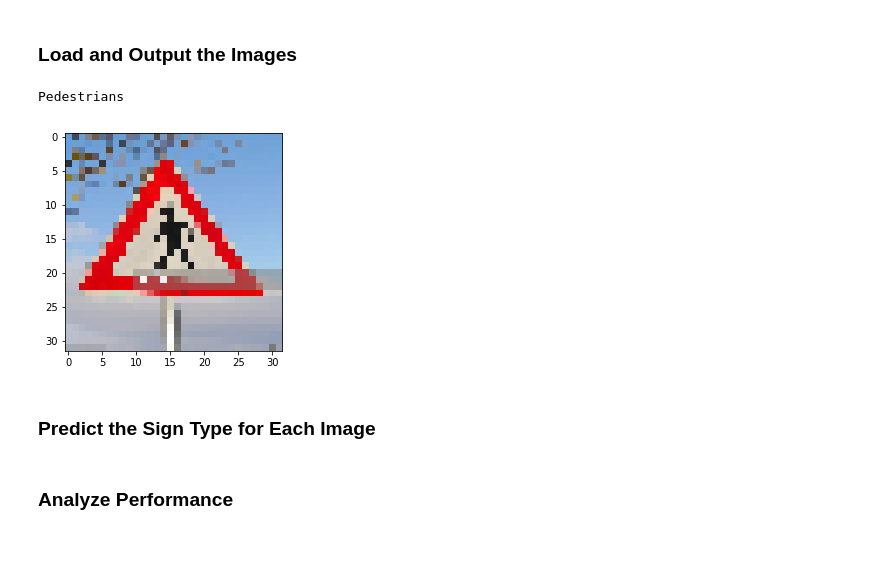
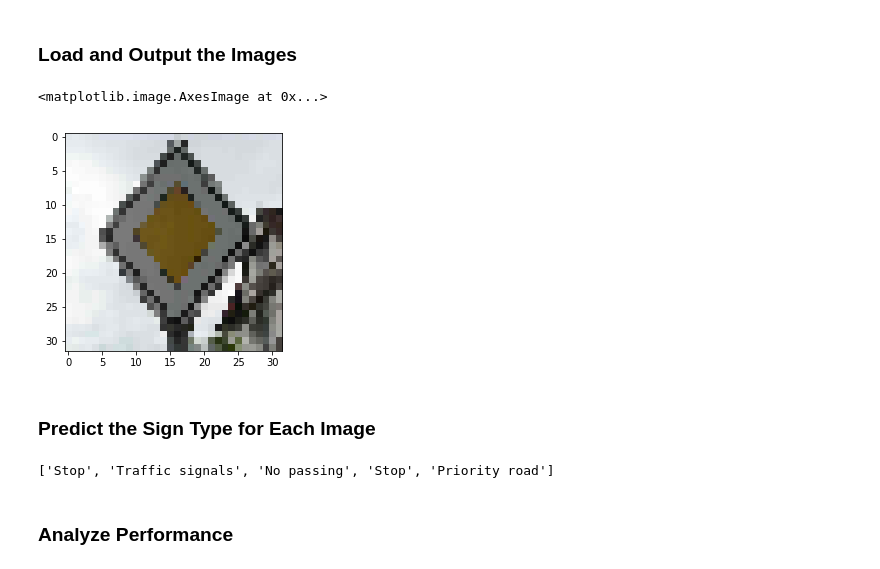
Before and after one commit to alexminnaar/SDC_P2, a Jupyter notebook: Traffic_Sign_Classifier.ipynb, the cells around one changed output. Drawn from its saved outputs; the diff is of its cells as text; code cells hidden in the pictures.

```diff
--- a/Traffic_Sign_Classifier.ipynb
+++ b/Traffic_Sign_Classifier.ipynb
@@ -303,45 +303,62 @@ You may find `signnames.csv` useful as it contains mappings from the class id (i
 # %%
 ### Load the images and plot them here.
 ### Feel free to use as many code cells as needed.
 
 import matplotlib.image as mpimg
 from PIL import Image
 
 
 sign_names = {}
 
 with open("signnames.csv") as f:
     for line in f:
         line_split = line.split(",")
         try:
             sign_names[int(line_split[0])]=line_split[1].rstrip()
 
         except ValueError:
             pass
+f.close()
 
-img=Image.open('/home/aminnaar/Downloads/459381075.jpg')
+img1=Image.open('459381075.jpg')
+resized_img1=np.array(img1.resize((32,32)))
 
-resize=np.array(img.resize((32,32)))
+img2=Image.open('459381091.jpg')
+resized_img2=np.array(img2.resize((32,32)))
 
-plt.imshow(resize)
+img3=Image.open('465921887.jpg')
+resized_img3=np.array(img3.resize((32,32)))
+
+img4=Image.open('469763313.jpg')
+resized_img4=np.array(img4.resize((32,32)))
+
+img5=Image.open('Arterial.jpg')
+resized_img5=np.array(img5.resize((32,32)))
 
 
-with tf.Session() as sess:
-    sess.run(tf.global_variables_initializer())
-    saver.restore(sess, tf.train.latest_checkpoint('.'))
-    prediction = tf.nn.softmax(logits)
-    blah=sess.run(prediction, feed_dict={x:[resize]})
-    prediction_index=np.argmax(blah)
-    print(sign_names[prediction_index])
+plt.imshow(resized_img5)
 # %% [output]
-Pedestrians
+<matplotlib.image.AxesImage at 0x...>
-[figure, old version]
+[figure, new version]
 # %% [markdown]
 ### Predict the Sign Type for Each Image
 # %%
 ### Run the predictions here and use the model to output the prediction for each image.
 ### Make sure to pre-process the images with the same pre-processing pipeline used earlier.
 ### Feel free to use as many code cells as needed.
+
+
+
+with tf.Session() as sess:
+    sess.run(tf.global_variables_initializer())
+    saver.restore(sess, tf.train.latest_checkpoint('.'))
+    prediction = tf.nn.softmax(logits)
+    prediction=sess.run(prediction, feed_dict={x:[resized_img1,resized_img2,resized_img3,resized_img4,resized_img5]})
+
+    prediction_names=[sign_names[np.argmax(x)] for x in prediction]
+    print(prediction_names)
+# %% [output]
+['Stop', 'Traffic signals', 'No passing', 'Stop', 'Priority road']
 # %% [markdown]
 ### Analyze Performance
 # %%
```
Also changed, not shown: parts of 5 cells of this notebook.
